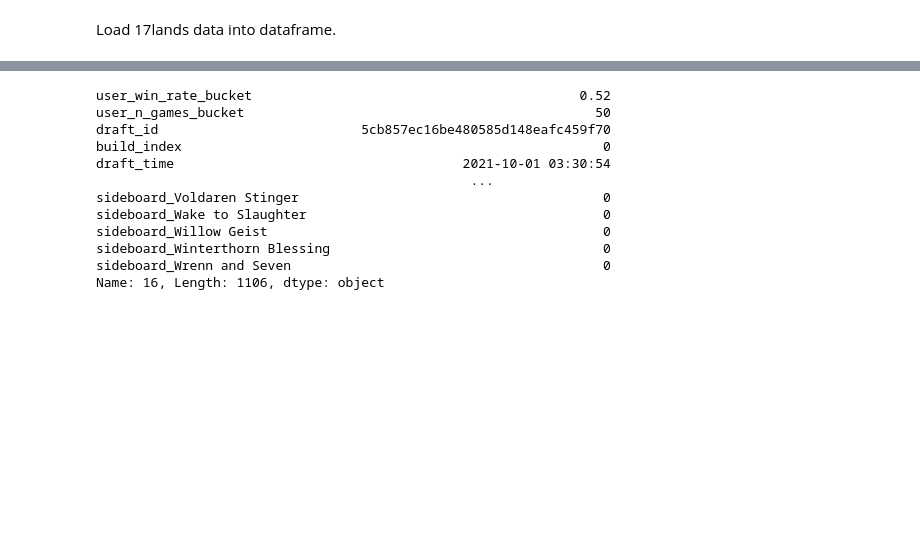
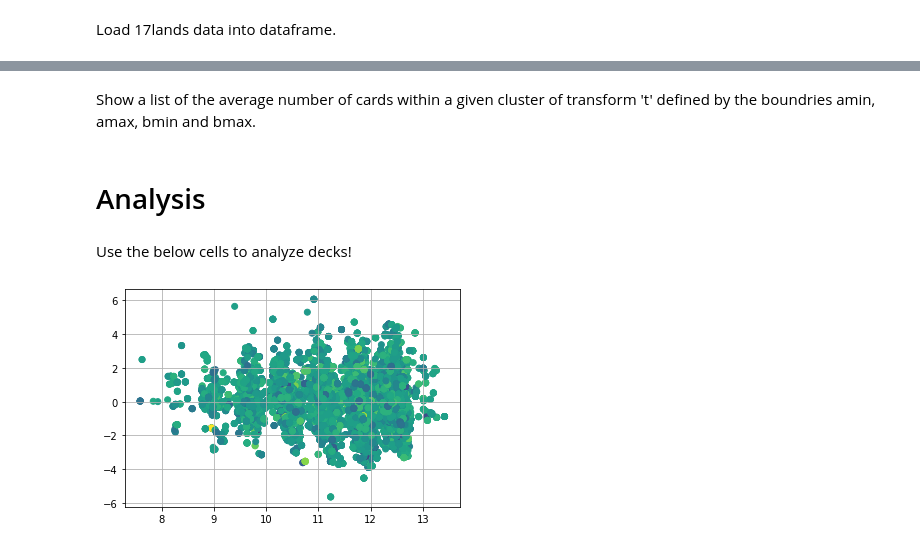
Before and after one commit to domomills/dafter, a Jupyter notebook: Dafter.ipynb, the cells around one changed output, grey strips where cells are left out. Cells and saved outputs as stored; diff of their text form; code cells hidden in the pictures; blank space fills up the shorter version.

Commit message:
added deck list functionality

```diff
--- a/Dafter.ipynb
+++ b/Dafter.ipynb
@@ -137,9 +118,0 @@ deck = df.iloc[0:num_rows,562:834].copy()
-# %%
-# define transform
-svd = TruncatedSVD()
-# prepare transform on dataset
-svd.fit(deck)
-# apply transform to dataset
-transformed = svd.transform(deck)
-#change to a DataFrame
-t = pd.DataFrame(data=transformed, columns=['a','b'])
@@ -167,0 +132,7 @@ t[t['a'] > 9]
+# %%
+def decks_with_cp(cp):
+    #select decks that contain specified color pairing
+    decks = df[df['main_colors'] == cp]
+    #select just deck information
+    decks = decks.iloc[:,DECK_COLUMNS[EXPANSION][0]:DECK_COLUMNS[EXPANSION][1]]
+    return decks
@@ -168,20 +141,46 @@ t[t['a'] > 9]
+# %%
+def graph_scatter(decks, df=df):
+    # define transform
+    svd = TruncatedSVD()
+    # prepare transform on dataset
+    svd.fit(decks)
+    # apply transform to dataset
+    transformed = svd.transform(decks)
+    #change to a DataFrame
+    t = pd.DataFrame(data=transformed, columns=['a','b'])
+    #C parameter is the winrate of deck
+    plt.scatter(t['a'], t['b'], c=df.iloc[t.index,0], cmap='viridis')
+    plt.grid()
+    return t
+# %% [markdown]
+Show a list of the average number of cards within a given cluster of transform 't' defined by the boundries amin, amax, bmin and bmax.
 # %%
-"""Create a histogram of the average number of cards within a given cluster of transform 't' defined by the boundries amin, amax, bmin and bmax"""
-card_avg_hist(t, amin, amax, bmin, bmax):
+def card_avgs(decks, t, amin, amax, bmin, bmax, num_cards=50):
+    #find decks within the boundries
     t = t[t['a']>amin]
     t = t[t['a']<amax]
     t = t[t['b']>bmin]
     t = t[t['b']<bmax]
+    #pull out the corresponding rows from decks
+    decks = decks.iloc[t.index]
+    #remove any columns with all zeros
+    decks = decks.loc[:, (decks != 0).any(axis=0)]
+    #take the mean of each column
+    decks = decks.mean()
+    #sort by largest to lowest
+    decks = decks.sort_values(ascending=False)
+    print(decks.head(num_cards))
+    #graph histogram
+    #plt.hist(deck, orientation='horizontal')
+    #sns.displot(deck.head(), x=deck.head().index, orientation='horizontal')
-# %% [output]
-user_win_rate_bucket                                          0.52
-user_n_games_bucket                                             50
-draft_id                          5cb857ec16be480585d148eafc459f70
-build_index                                                      0
-draft_time                                     2021-10-01 03:30:54
-                                                ...
-sideboard_Voldaren Stinger                                       0
-sideboard_Wake to Slaughter                                      0
-sideboard_Willow Geist                                           0
-sideboard_Winterthorn Blessing                                   0
-sideboard_Wrenn and Seven                                        0
-Name: 16, Length: 1106, dtype: object
+# %% [markdown]
+# Analysis
+# %% [markdown]
+Use the below cells to analyze decks!
+# %%
+#decks = decks_with_card('Siege Zombie')
+decks = decks_with_cp('WG')
+# %%
+t = graph_scatter(decks)
+# %% [output]
+[figure, added]
```
Also changed, not shown: parts of 14 cells of this notebook.
